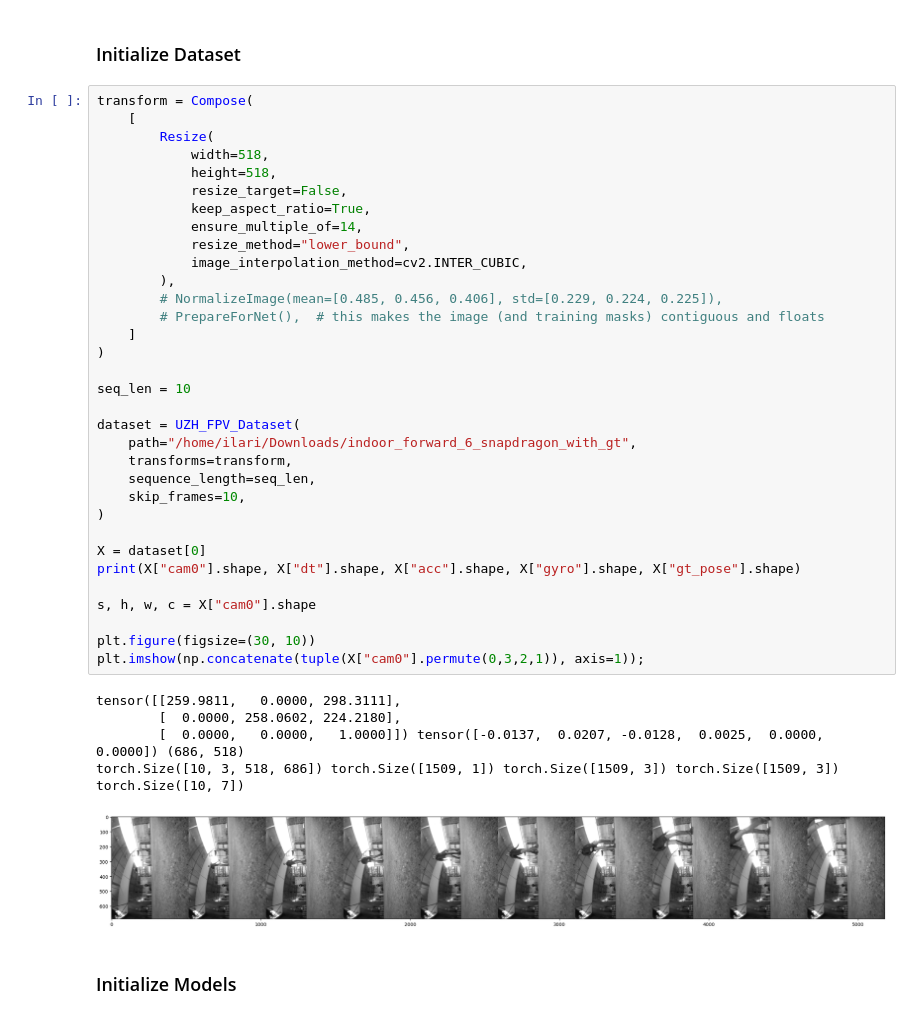
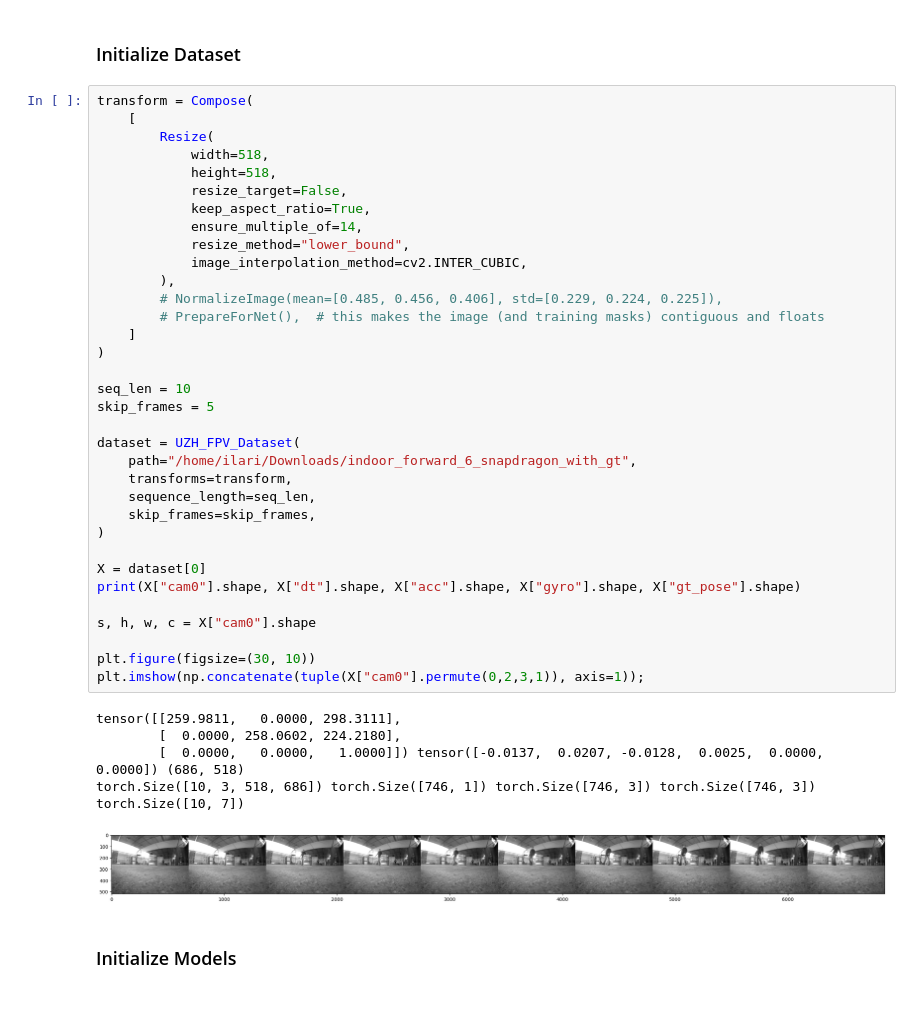
Before and after one commit to helsinki-sda-group/MATINEDepthSemanticSLAM, a Jupyter notebook: SLAM_demo.ipynb, the cells around one changed output. Cells and saved outputs as stored; diff of their text form.

```diff
--- a/SLAM_demo.ipynb
+++ b/SLAM_demo.ipynb
@@ -38,37 +38,38 @@ transform = Compose(
             height=518,
             resize_target=False,
             keep_aspect_ratio=True,
             ensure_multiple_of=14,
             resize_method="lower_bound",
             image_interpolation_method=cv2.INTER_CUBIC,
         ),
         # NormalizeImage(mean=[0.485, 0.456, 0.406], std=[0.229, 0.224, 0.225]),
         # PrepareForNet(),  # this makes the image (and training masks) contiguous and floats
     ]
 )
 
 seq_len = 10
+skip_frames = 5
 
 dataset = UZH_FPV_Dataset(
     path="/home/ilari/Downloads/indoor_forward_6_snapdragon_with_gt",
     transforms=transform,
     sequence_length=seq_len,
-    skip_frames=10,
+    skip_frames=skip_frames,
 )
 
 X = dataset[0]
 print(X["cam0"].shape, X["dt"].shape, X["acc"].shape, X["gyro"].shape, X["gt_pose"].shape)
 
 s, h, w, c = X["cam0"].shape
 
 plt.figure(figsize=(30, 10))
-plt.imshow(np.concatenate(tuple(X["cam0"].permute(0,3,2,1)), axis=1));
+plt.imshow(np.concatenate(tuple(X["cam0"].permute(0,2,3,1)), axis=1));
 # %% [output]
 tensor([[259.9811,   0.0000, 298.3111],
         [  0.0000, 258.0602, 224.2180],
         [  0.0000,   0.0000,   1.0000]]) tensor([-0.0137,  0.0207, -0.0128,  0.0025,  0.0000,  0.0000]) (686, 518)
-torch.Size([10, 3, 518, 686]) torch.Size([1509, 1]) torch.Size([1509, 3]) torch.Size([1509, 3]) torch.Size([10, 7])
+torch.Size([10, 3, 518, 686]) torch.Size([746, 1]) torch.Size([746, 3]) torch.Size([746, 3]) torch.Size([10, 7])
-[figure, old version]
+[figure, new version]
 # %% [markdown]
 ### Initialize Models
 # %%
```
Also changed, not shown: parts of 18 cells of this notebook, 3 other files.
